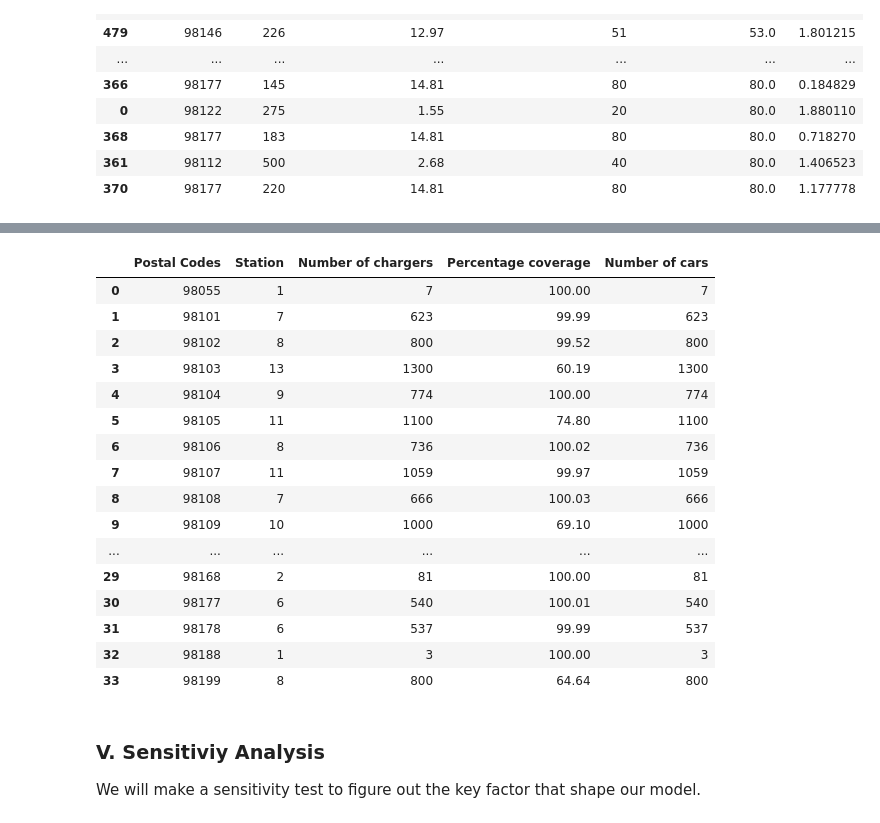
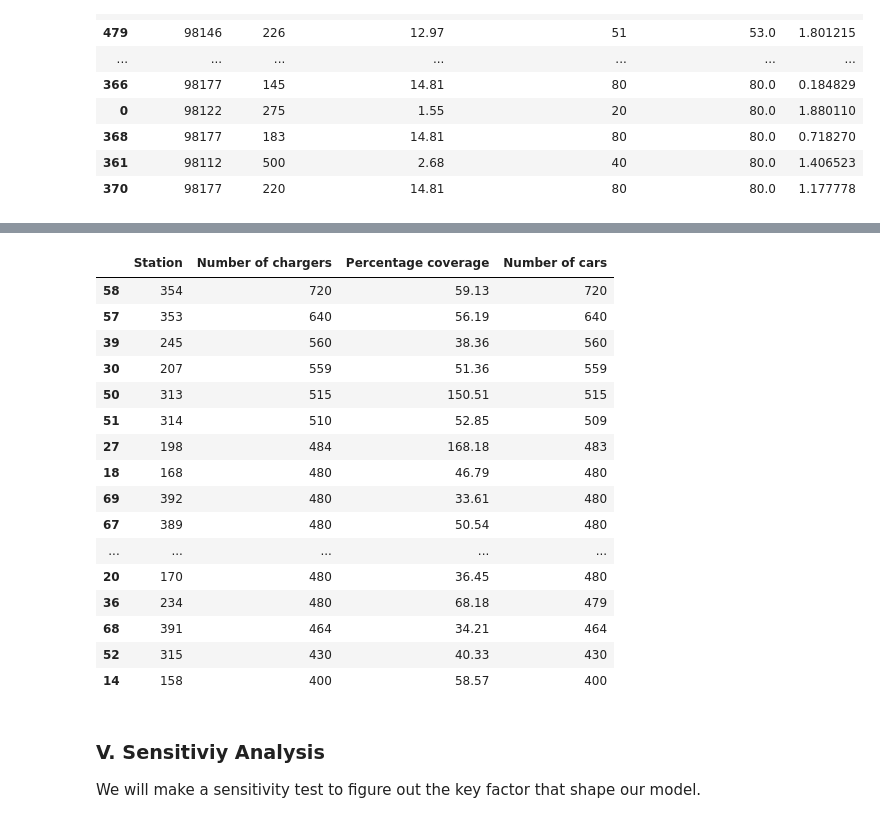
Before and after one commit to lqminhhh/Charging-Location-Optimization, a Jupyter notebook: Final.ipynb, the cells around one changed output, grey strips where cells are left out. Cells and saved outputs as stored; diff of their text form; code cells hidden in the pictures.

```diff
--- a/Final.ipynb
+++ b/Final.ipynb
@@ -810,7 +812,7 @@ C = model2.addVars(cand.keys(), vtype = GRB.BINARY, name = "c")
 X_var = model2.addVars(ck, lb = 0.0, ub = 1.0, vtype = GRB.CONTINUOUS, name = "x")
 
 ### Number of chargers will be installed in candidate location j
-N = model2.addVars(ck, vtype = GRB.INTEGER, lb = 0, ub = 100, name = "N")
+N = model2.addVars(ck, vtype = GRB.INTEGER, lb = 0, ub = 80, name = "N")
 
 ## Objective
 model2.setObjective(gp.quicksum(X_var[i, j] * n[i] for i, j in ck), GRB.MAXIMIZE)
@@ -831,7 +833,7 @@ model2.addConstrs(X_var[i, j] <= C[j] for i, j in ck)
 
 ### Only located when there are vehicle need to be charged
 # model2.addConstrs(C[j] <= N[j] for j in cand.keys())
-model2.addConstrs(gp.quicksum(N[i, j] for i in grid_locations.keys() if (i, j) in ck) >= C[j] for j in cand.keys())
+# model2.addConstrs(gp.quicksum(N[i, j] for i in grid_locations.keys() if (i, j) in ck) >= C[j] for j in cand.keys())
 
 ### At least 20 chargers for each location
 # model2.addConstrs(N[j] >= 20 * C[j] for j in cand.keys())
@@ -893,37 +895,39 @@ plt.show()
 # %%
 result_table2 = []
 for (i, j) in ck:
     if round(X_var[(i,j)].X, 2) > 0:
         result_table2.append((int(i), j, round(N[i, j].x),round(X_var[(i,j)].X, 4)*100, int(n[i] * X_var[(i,j)].X), distances[(i, j)]))
 
 result_table2 = pd.DataFrame(result_table2)
 result_table2.columns = ["Postal Codes", "Station", "Number of chargers", "Percentage coverage", "Number of cars", "Distances"]
 
-grouped_df = result_table2.groupby('Postal Codes').agg({
-    'Station': 'count',
+grouped_df = result_table2.groupby('Station').agg({
     'Number of chargers': 'sum',
     'Percentage coverage': 'sum',
     'Number of cars': 'sum'
 }).reset_index()
-grouped_df
+grouped_df.sort_values(by="Number of chargers", ascending=False).head(20)
+
+# result_table2 = result_table2.sort_values(by="Station", ascending=True)
+# result_table2
 # %% [output]
-|  | Postal Codes | Station | Number of chargers | Percentage coverage | Number of cars |
-| 0 | 98055 | 1 | 7 | 100.00 | 7 |
-| 1 | 98101 | 7 | 623 | 99.99 | 623 |
-| 2 | 98102 | 8 | 800 | 99.52 | 800 |
-| 3 | 98103 | 13 | 1300 | 60.19 | 1300 |
-| 4 | 98104 | 9 | 774 | 100.00 | 774 |
-| 5 | 98105 | 11 | 1100 | 74.80 | 1100 |
-| 6 | 98106 | 8 | 736 | 100.02 | 736 |
-| 7 | 98107 | 11 | 1059 | 99.97 | 1059 |
-| 8 | 98108 | 7 | 666 | 100.03 | 666 |
-| 9 | 98109 | 10 | 1000 | 69.10 | 1000 |
-| ... | ... | ... | ... | ... | ... |
-| 29 | 98168 | 2 | 81 | 100.00 | 81 |
-| 30 | 98177 | 6 | 540 | 100.01 | 540 |
-| 31 | 98178 | 6 | 537 | 99.99 | 537 |
-| 32 | 98188 | 1 | 3 | 100.00 | 3 |
-| 33 | 98199 | 8 | 800 | 64.64 | 800 |
+|  | Station | Number of chargers | Percentage coverage | Number of cars |
+| 58 | 354 | 720 | 59.13 | 720 |
+| 57 | 353 | 640 | 56.19 | 640 |
+| 39 | 245 | 560 | 38.36 | 560 |
+| 30 | 207 | 559 | 51.36 | 559 |
+| 50 | 313 | 515 | 150.51 | 515 |
+| 51 | 314 | 510 | 52.85 | 509 |
+| 27 | 198 | 484 | 168.18 | 483 |
+| 18 | 168 | 480 | 46.79 | 480 |
+| 69 | 392 | 480 | 33.61 | 480 |
+| 67 | 389 | 480 | 50.54 | 480 |
+| ... | ... | ... | ... | ... |
+| 20 | 170 | 480 | 36.45 | 480 |
+| 36 | 234 | 480 | 68.18 | 479 |
+| 68 | 391 | 464 | 34.21 | 464 |
+| 52 | 315 | 430 | 40.33 | 430 |
+| 14 | 158 | 400 | 58.57 | 400 |
 # %% [markdown]
 ### V. Sensitiviy Analysis
 
```
Also changed, not shown: parts of 9 cells of this notebook.
